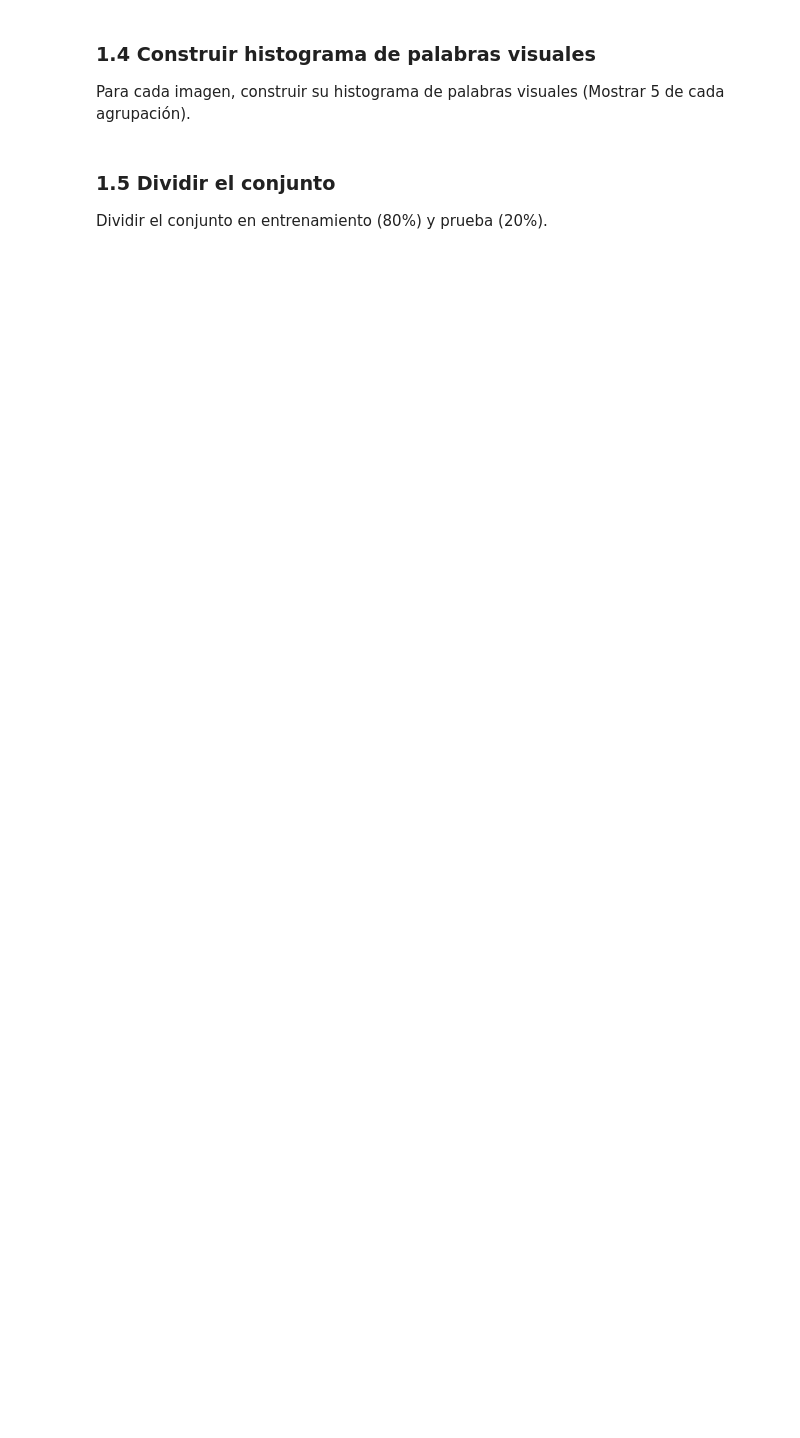
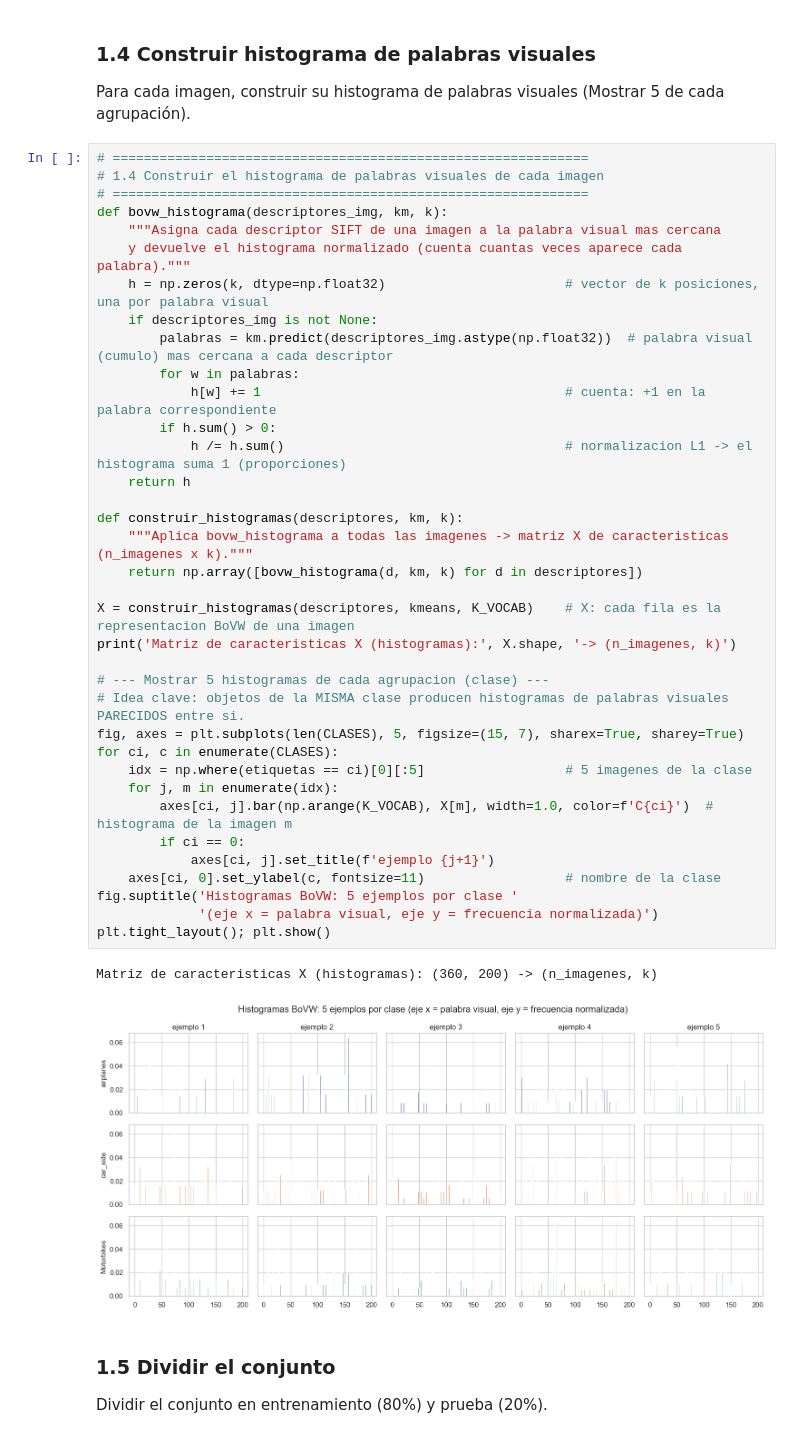
Before and after one commit to nodracPM/Pattern-Recognition, a Jupyter notebook: Lab/P5/Practica_5_Agrupamiento_y_Clasificacion.ipynb, the cells around one changed output. Drawn from its saved outputs; the diff is of its cells as text; blank space fills up the shorter version.

```diff
--- a/Lab/P5/Practica_5_Agrupamiento_y_Clasificacion.ipynb
+++ b/Lab/P5/Practica_5_Agrupamiento_y_Clasificacion.ipynb
@@ -40,6 +220,45 @@ Ejecutar k-means con $k$ clusters para obtener el vocabulario.
 ### 1.4 Construir histograma de palabras visuales
 
 Para cada imagen, construir su histograma de palabras visuales (Mostrar 5 de cada agrupación).
+# %%
+# =============================================================
+# 1.4 Construir el histograma de palabras visuales de cada imagen
+# =============================================================
+def bovw_histograma(descriptores_img, km, k):
+    """Asigna cada descriptor SIFT de una imagen a la palabra visual mas cercana
+    y devuelve el histograma normalizado (cuenta cuantas veces aparece cada palabra)."""
+    h = np.zeros(k, dtype=np.float32)                       # vector de k posiciones, una por palabra visual
+    if descriptores_img is not None:
+        palabras = km.predict(descriptores_img.astype(np.float32))  # palabra visual (cumulo) mas cercana a cada descriptor
+        for w in palabras:
+            h[w] += 1                                       # cuenta: +1 en la palabra correspondiente
+        if h.sum() > 0:
+            h /= h.sum()                                    # normalizacion L1 -> el histograma suma 1 (proporciones)
+    return h
+
+def construir_histogramas(descriptores, km, k):
+    """Aplica bovw_histograma a todas las imagenes -> matriz X de caracteristicas (n_imagenes x k)."""
+    return np.array([bovw_histograma(d, km, k) for d in descriptores])
+
+X = construir_histogramas(descriptores, kmeans, K_VOCAB)    # X: cada fila es la representacion BoVW de una imagen
+print('Matriz de caracteristicas X (histogramas):', X.shape, '-> (n_imagenes, k)')
+
+# --- Mostrar 5 histogramas de cada agrupacion (clase) ---
+# Idea clave: objetos de la MISMA clase producen histogramas de palabras visuales PARECIDOS entre si.
+fig, axes = plt.subplots(len(CLASES), 5, figsize=(15, 7), sharex=True, sharey=True)
+for ci, c in enumerate(CLASES):
+    idx = np.where(etiquetas == ci)[0][:5]                  # 5 imagenes de la clase
+    for j, m in enumerate(idx):
+        axes[ci, j].bar(np.arange(K_VOCAB), X[m], width=1.0, color=f'C{ci}')  # histograma de la imagen m
+        if ci == 0:
+            axes[ci, j].set_title(f'ejemplo {j+1}')
+    axes[ci, 0].set_ylabel(c, fontsize=11)                  # nombre de la clase
+fig.suptitle('Histogramas BoVW: 5 ejemplos por clase '
+             '(eje x = palabra visual, eje y = frecuencia normalizada)')
+plt.tight_layout(); plt.show()
+# %% [output]
+Matriz de caracteristicas X (histogramas): (360, 200) -> (n_imagenes, k)
+[figure, added]
 # %% [markdown]
 ### 1.5 Dividir el conjunto
 
```
Also changed, not shown: parts of 20 cells of this notebook, 11 other files.
